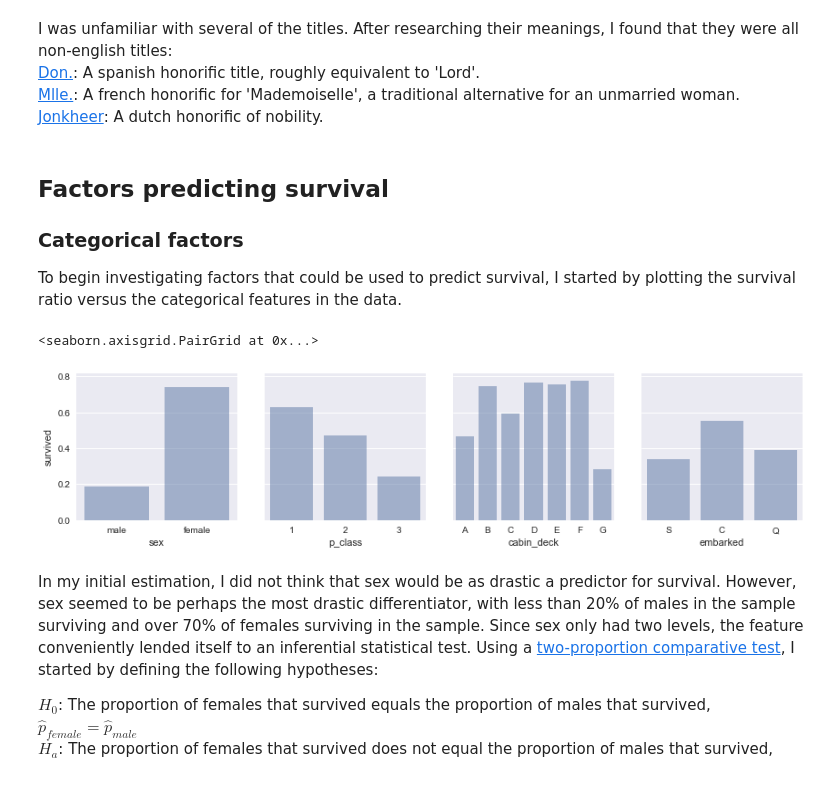
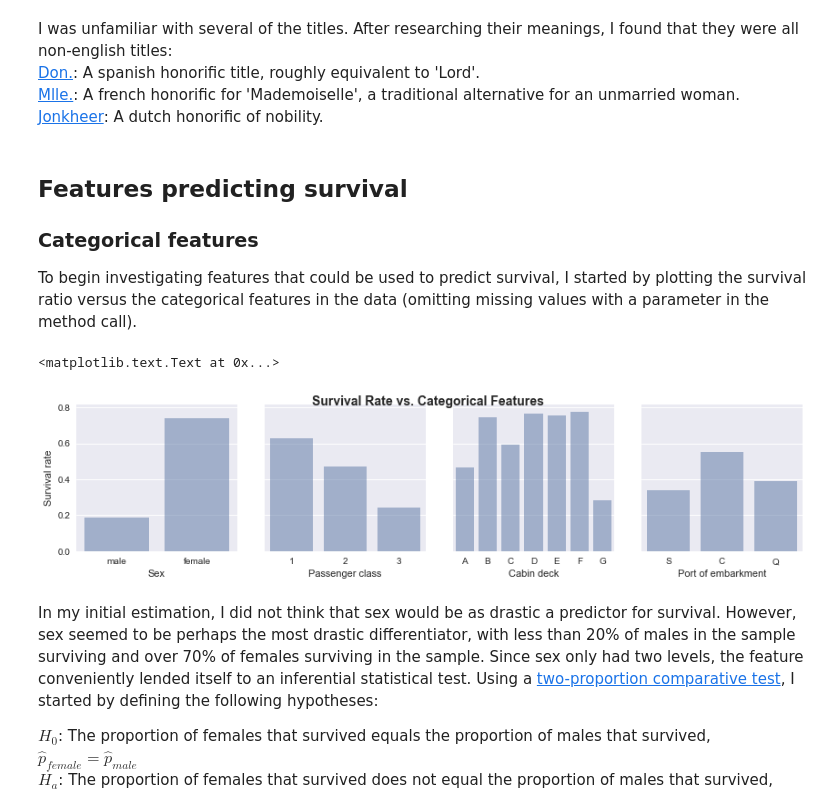
Before and after one commit to joshtice/Titanic_project, a Jupyter notebook: Titanic.ipynb, the cells around one changed output. Drawn from its saved outputs; the diff is of its cells as text; code cells hidden in the pictures.

```diff
--- a/Titanic.ipynb
+++ b/Titanic.ipynb
@@ -151,16 +165,22 @@ I was unfamiliar with several of the titles. After researching their meanings, I
 [Mlle.](https://mail.google.com/mail/u/0/?zx=do2a3rl6j9qu#inbox): A french honorific for 'Mademoiselle', a traditional alternative for an unmarried woman.
 [Jonkheer](https://en.wikipedia.org/wiki/Jonkheer): A dutch honorific of nobility.
 # %% [markdown]
-## Factors predicting survival
-### Categorical factors
+## Features predicting survival
+### Categorical features
 
-To begin investigating factors that could be used to predict survival, I started by plotting the survival ratio versus the categorical features in the data.
+To begin investigating features that could be used to predict survival, I started by plotting the survival ratio versus the categorical features in the data (omitting missing values with a parameter in the method call).
 # %%
-g = sns.PairGrid(data=df, x_vars=['sex', 'p_class', 'cabin_deck', 'embarked'], y_vars='survived', size=3)
+g = sns.PairGrid(data=df, x_vars=['sex', 'p_class', 'cabin_deck', 'embarked'], y_vars='survived', size=3, dropna=True)
 g.map(sns.barplot, ci=None, alpha = 0.5)
+plt.suptitle('Survival Rate vs. Categorical Features', fontsize=14, fontweight='bold')
+g.axes[0,0].xaxis.set_label_text('Sex')
+g.axes[0,1].xaxis.set_label_text('Passenger class')
+g.axes[0,2].xaxis.set_label_text('Cabin deck')
+g.axes[0,3].xaxis.set_label_text('Port of embarkment')
+g.axes[0,0].yaxis.set_label_text('Survival rate')
 # %% [output]
-<seaborn.axisgrid.PairGrid at 0x...>
+<matplotlib.text.Text at 0x...>
-[figure, old version]
+[figure, new version]
 # %% [markdown]
 In my initial estimation, I did not think that sex would be as drastic a predictor for survival. However, sex seemed to be perhaps the most drastic differentiator, with less than 20% of males in the sample surviving and over 70% of females surviving in the sample.  Since sex only had two levels, the feature conveniently lended itself to an inferential statistical test. Using a [two-proportion comparative test](https://onlinecourses.science.psu.edu/stat200/node/61), I started by defining the following hypotheses:
 
```
Also changed, not shown: parts of 35 cells of this notebook, 1 other file.
